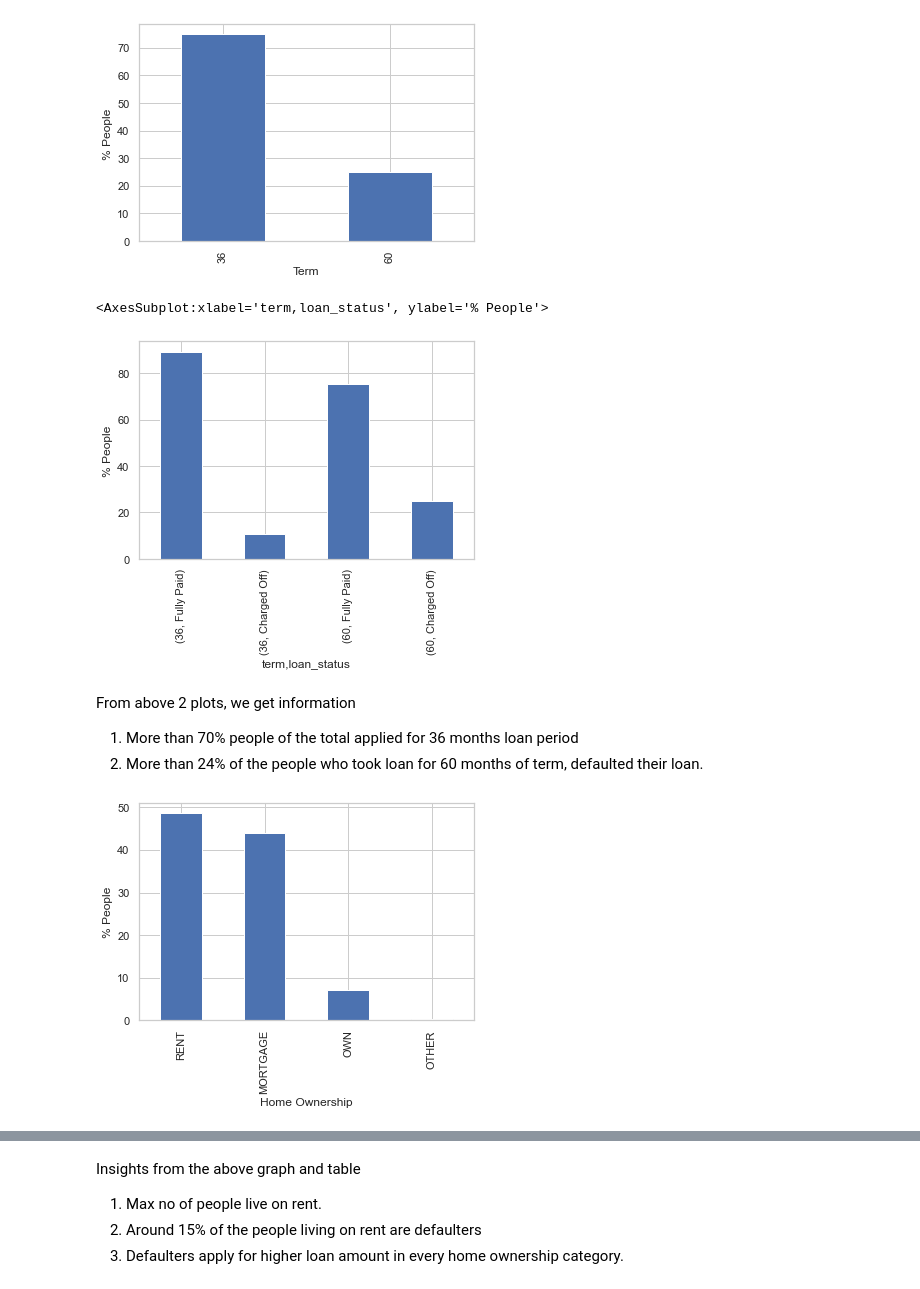
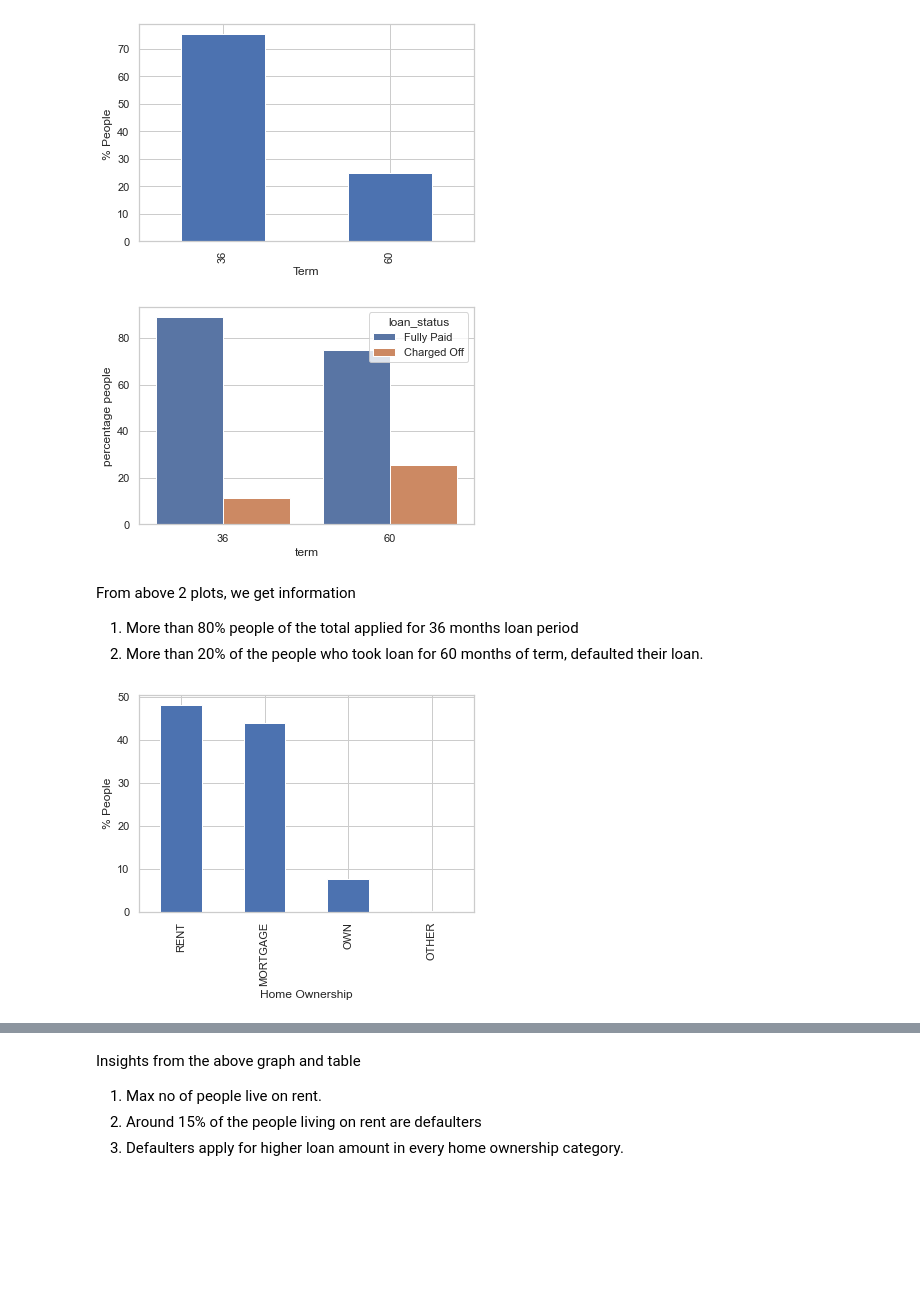
Before and after one commit to Harshulagarwal/LendingClubCaseStudy, a Jupyter notebook: LENDING_CLUB_CASE_STUDY.ipynb, the cells around one changed output, grey strips where cells are left out. Drawn from its saved outputs; the diff is of its cells as text; code cells hidden in the pictures; blank space fills up the shorter version.

Commit message:
Finalized plots. TODO: plot title and label, final analysis

```diff
--- a/LENDING_CLUB_CASE_STUDY.ipynb
+++ b/LENDING_CLUB_CASE_STUDY.ipynb
@@ -218,7 +218,7 @@ Index(['id', 'member_id', 'loan_amnt', 'funded_amnt', 'funded_amnt_inv',
 loan = loan.drop(['delinq_2yrs', 'inq_last_6mths', 'open_acc','pub_rec', 'revol_bal', 'revol_util', 'total_acc', 'out_prncp',
                   'out_prncp_inv', 'total_pymnt', 'total_pymnt_inv', 'total_rec_prncp', 'total_rec_int', 'total_rec_late_fee',
                   'recoveries', 'collection_recovery_fee', 'last_pymnt_d', 'last_pymnt_amnt', 'last_credit_pull_d','collections_12_mths_ex_med', 'chargeoff_within_12_mths', 'tax_liens','id', 'member_id',
-                                 'url', 'desc', 'zip_code','pub_rec_bankruptcies','earliest_cr_line'
+                                 'url', 'desc', 'zip_code','pub_rec_bankruptcies','earliest_cr_line','title'
                  ], axis = 1)
 # %%
 #  removing columns 'funded_amnt', 'funded_amnt_inv' since they are processed after lending club analysis so unnecessary wrt to our analysis
@@ -297,6 +287,8 @@ freq          131
 Name: emp_title, dtype: object
 # %% [markdown]
 Can impute emp_title column with mode since it has a categorical values. Thus 'US ARMY' can be used to impute NAN values.
+# %%
+loan['emp_title'].fillna(loan['emp_title'].mode()[0], inplace = True)
 # %%
 loan['emp_length'].describe()
 # %% [output]
@@ -307,3 +299,5 @@ freq           8488
 Name: emp_length, dtype: object
 # %% [markdown]
 Can impute emp_length column with mode since it has a categorical values. Thus '10+ years' can be used to impute NAN values.
+# %%
+loan['emp_length'].fillna(loan['emp_length'].mode()[0], inplace = True)
@@ -322,7 +336,2 @@ max          3.000000
 dtype: float64
-# %%
-# Removing rows where title, employee title, employee length are NAN.
-loan = loan[~loan['title'].isnull()]
-loan = loan[~loan['emp_title'].isnull()]
-loan = loan[~loan['emp_length'].isnull()]
 # %%
@@ -555,17 +562,23 @@ plt.show()
 # %% [output]
 [figure]
 # %%
-(loan.groupby('term')['loan_status'].value_counts(1)*100).plot.bar(ylabel = '% People')
+term_counts = (loan.groupby('term')['loan_status']
+                     .value_counts(normalize=True)
+                     .rename('percentage people')
+                     .mul(100)
+                     .reset_index()
+                     )
+p = sns.barplot(x='term', y="percentage people", hue="loan_status", data=term_counts)
+plt.show()
 # %% [output]
-<AxesSubplot:xlabel='term,loan_status', ylabel='% People'>
-[figure, old version]
+[figure, new version]
 # %% [markdown]
 From above 2 plots, we get information
-1. More than 70% people of the total applied for 36 months loan period
-2. More than 24% of the people who took loan for 60 months of term, defaulted their loan.
+1. More than 80% people of the total applied for 36 months loan period
+2. More than 20% of the people who took loan for 60 months of term, defaulted their loan.
 # %%
 (loan['home_ownership'].value_counts(1)*100).plot.bar(xlabel = 'Home Ownership' ,ylabel = '% People')
 plt.show()
 # %% [output]
-[figure, old version]
+[figure, new version]
 # %%
```
Also changed, not shown: parts of 93 cells of this notebook.
